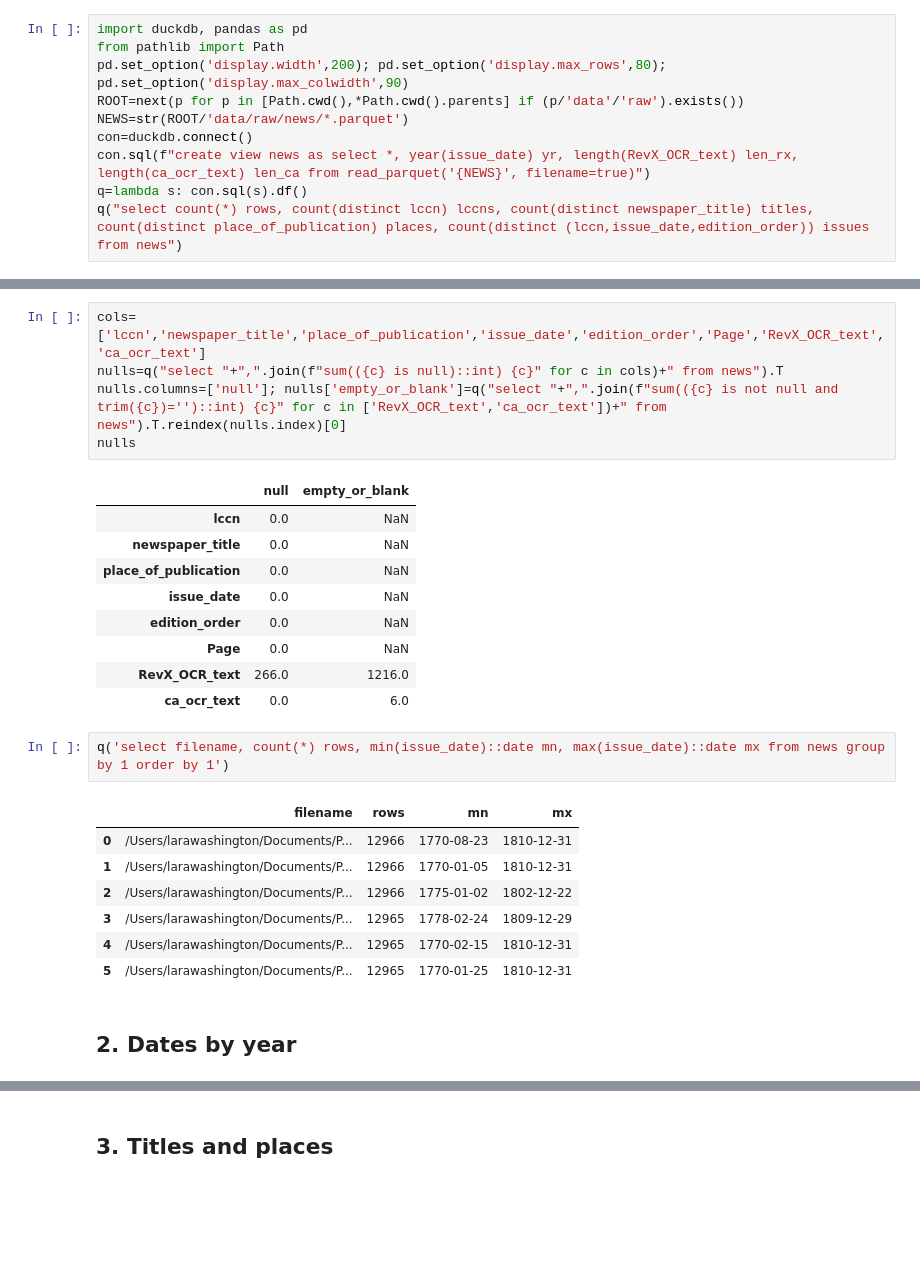
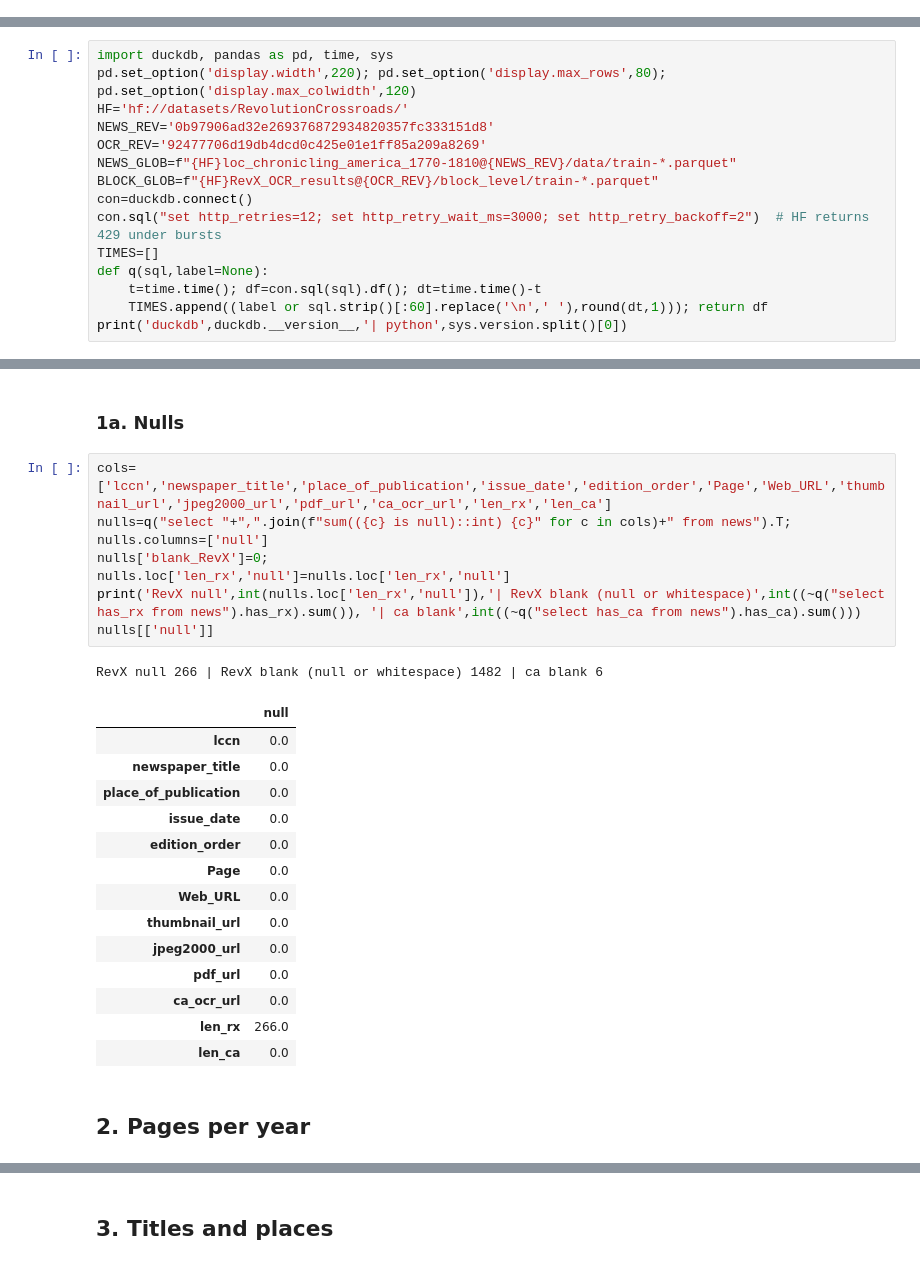
Before and after one commit to larawashington-PGDV5200/revolutionary-xroads, a Jupyter notebook: rx-pipeline/notebooks/S2_profile_news.ipynb, the cells around one changed output, grey strips where cells are left out. Drawn from its saved outputs; the diff is of its cells as text; blank space fills up the shorter version.

```diff
--- a/rx-pipeline/notebooks/S2_profile_news.ipynb
+++ b/rx-pipeline/notebooks/S2_profile_news.ipynb
@@ -6,10 +0,0 @@ Source: `loc_chronicling_america_1770-1810`, revision `0b97906a…` (see `data/r
-# %%
-import duckdb, pandas as pd
-from pathlib import Path
-pd.set_option('display.width',200); pd.set_option('display.max_rows',80); pd.set_option('display.max_colwidth',90)
-ROOT=next(p for p in [Path.cwd(),*Path.cwd().parents] if (p/'data'/'raw').exists())
-NEWS=str(ROOT/'data/raw/news/*.parquet')
-con=duckdb.connect()
-con.sql(f"create view news as select *, year(issue_date) yr, length(RevX_OCR_text) len_rx, length(ca_ocr_text) len_ca from read_parquet('{NEWS}', filename=true)")
-q=lambda s: con.sql(s).df()
-q("select count(*) rows, count(distinct lccn) lccns, count(distinct newspaper_title) titles, count(distinct place_of_publication) places, count(distinct (lccn,issue_date,edition_order)) issues from news")
@@ -20,0 +9,15 @@ q("select count(*) rows, count(distinct lccn) lccns, count(distinct newspaper_ti
+# %%
+import duckdb, pandas as pd, time, sys
+pd.set_option('display.width',220); pd.set_option('display.max_rows',80); pd.set_option('display.max_colwidth',120)
+HF='hf://datasets/RevolutionCrossroads/'
+NEWS_REV='0b97906ad32e269376872934820357fc333151d8'
+OCR_REV='92477706d19db4dcd0c425e01e1ff85a209a8269'
+NEWS_GLOB=f"{HF}loc_chronicling_america_1770-1810@{NEWS_REV}/data/train-*.parquet"
+BLOCK_GLOB=f"{HF}RevX_OCR_results@{OCR_REV}/block_level/train-*.parquet"
+con=duckdb.connect()
+con.sql("set http_retries=12; set http_retry_wait_ms=3000; set http_retry_backoff=2")  # HF returns 429 under bursts
+TIMES=[]
+def q(sql,label=None):
+    t=time.time(); df=con.sql(sql).df(); dt=time.time()-t
+    TIMES.append((label or sql.strip()[:60].replace('\n',' '),round(dt,1))); return df
+print('duckdb',duckdb.__version__,'| python',sys.version.split()[0])
@@ -21,28 +41,28 @@ q("select count(*) rows, count(distinct lccn) lccns, count(distinct newspaper_ti
+# %% [markdown]
+### 1a. Nulls
 # %%
-cols=['lccn','newspaper_title','place_of_publication','issue_date','edition_order','Page','RevX_OCR_text','ca_ocr_text']
-nulls=q("select "+",".join(f"sum(({c} is null)::int) {c}" for c in cols)+" from news").T
-nulls.columns=['null']; nulls['empty_or_blank']=q("select "+",".join(f"sum(({c} is not null and trim({c})='')::int) {c}" for c in ['RevX_OCR_text','ca_ocr_text'])+" from news").T.reindex(nulls.index)[0]
-nulls
+cols=['lccn','newspaper_title','place_of_publication','issue_date','edition_order','Page','Web_URL','thumbnail_url','jpeg2000_url','pdf_url','ca_ocr_url','len_rx','len_ca']
+nulls=q("select "+",".join(f"sum(({c} is null)::int) {c}" for c in cols)+" from news").T; nulls.columns=['null']
+nulls['blank_RevX']=0;
+nulls.loc['len_rx','null']=nulls.loc['len_rx','null']
+print('RevX null',int(nulls.loc['len_rx','null']),'| RevX blank (null or whitespace)',int((~q("select has_rx from news").has_rx).sum()), '| ca blank',int((~q("select has_ca from news").has_ca).sum()))
+nulls[['null']]
 # %% [output]
+RevX null 266 | RevX blank (null or whitespace) 1482 | ca blank 6
-|  | null | empty_or_blank |
-| lccn | 0.0 | NaN |
-| newspaper_title | 0.0 | NaN |
-| place_of_publication | 0.0 | NaN |
-| issue_date | 0.0 | NaN |
-| edition_order | 0.0 | NaN |
-| Page | 0.0 | NaN |
-| RevX_OCR_text | 266.0 | 1216.0 |
-| ca_ocr_text | 0.0 | 6.0 |
+|  | null |
+| lccn | 0.0 |
+| newspaper_title | 0.0 |
+| place_of_publication | 0.0 |
+| issue_date | 0.0 |
+| edition_order | 0.0 |
+| Page | 0.0 |
+| Web_URL | 0.0 |
+| thumbnail_url | 0.0 |
+| jpeg2000_url | 0.0 |
+| pdf_url | 0.0 |
+| ca_ocr_url | 0.0 |
+| len_rx | 266.0 |
+| len_ca | 0.0 |
-# %%
-q('select filename, count(*) rows, min(issue_date)::date mn, max(issue_date)::date mx from news group by 1 order by 1')
-# %% [output]
-|  | filename | rows | mn | mx |
-| 0 | /Users/larawashington/Documents/P... | 12966 | 1770-08-23 | 1810-12-31 |
-| 1 | /Users/larawashington/Documents/P... | 12966 | 1770-01-05 | 1810-12-31 |
-| 2 | /Users/larawashington/Documents/P... | 12966 | 1775-01-02 | 1802-12-22 |
-| 3 | /Users/larawashington/Documents/P... | 12965 | 1778-02-24 | 1809-12-29 |
-| 4 | /Users/larawashington/Documents/P... | 12965 | 1770-02-15 | 1810-12-31 |
-| 5 | /Users/larawashington/Documents/P... | 12965 | 1770-01-25 | 1810-12-31 |
 # %% [markdown]
-## 2. Dates by year
+## 2. Pages per year
 # %%
```
Also changed, not shown: parts of 50 cells of this notebook, 16 other files.
